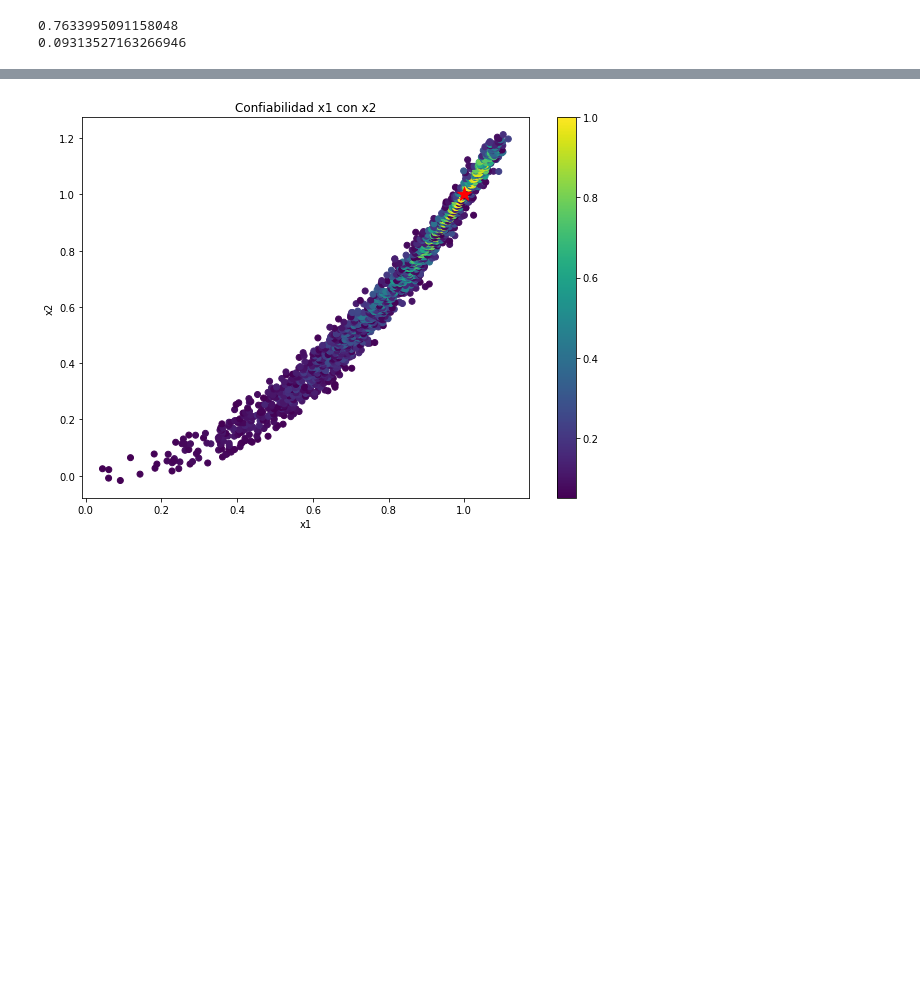
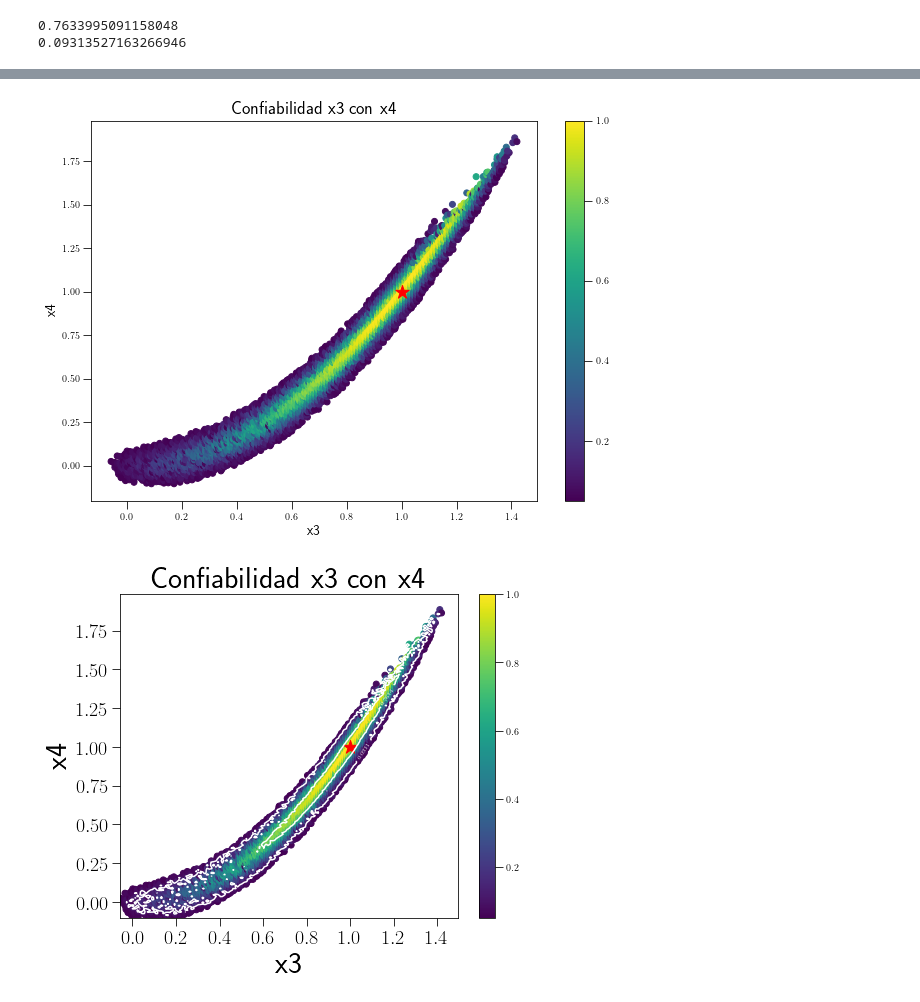
Before and after one commit to gadolfocastrillon/DarkMatterModels, a Jupyter notebook: Algoritmos geneticos/contour_confidence.ipynb, the cells around one changed output, grey strips where cells are left out. Cells and saved outputs as stored; diff of their text form; code cells hidden in the pictures; blank space fills up the shorter version.

```diff
--- a/Algoritmos geneticos/contour_confidence.ipynb
+++ b/Algoritmos geneticos/contour_confidence.ipynb
@@ -185,2 +240,4 @@ graficar_confidence(dm2,best2,X,Y,Z)
 # %%
-best3,dm3 = regions_confidence(df,name="Confiabilidad x1 con x4",name1='x1',name2='x4')
+pass_1_int = 0.01
+pass_2_int = 0.01
+best3,dm3 = regions_confidence(df,name="Confiabilidad x3 con x4",name1='x3',name2='x4',pass_1=pass_1_int,pass_2=pass_2_int)
@@ -194,6 +243,0 @@ best4,dm4 = regions_confidence(df,name="Confiabilidad x2 con x3",name1='x2',name
-# %%
-X,Y,Z = contorno(best4)
-#graficar_confidence(dm4,best4,X,Y,Z)
-graficar(dm4,best4)
-# %% [output]
-[figure, removed]
@@ -203,0 +244,7 @@ best6,dm6 = regions_confidence(df,name="Confiabilidad x3 con x4",name1='x3',name
+# %%
+X3,Y3,Z3 = contorno(best3)
+graficar(dm3,best3,name1='x3',name2='x4',name="Confiabilidad x3 con x4")
+graficar_confidence(dm3,best3,X3,Y3,Z3,name1='x3',name2='x4',name="Confiabilidad x3 con x4")
+# %% [output]
+[figure, added]
+[figure, added]
```
Also changed, not shown: parts of 25 cells of this notebook, 3 other files.
